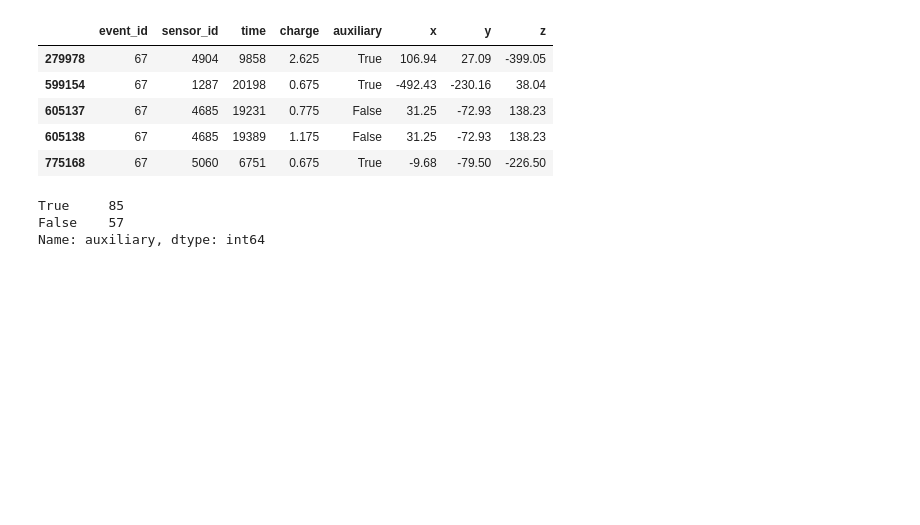
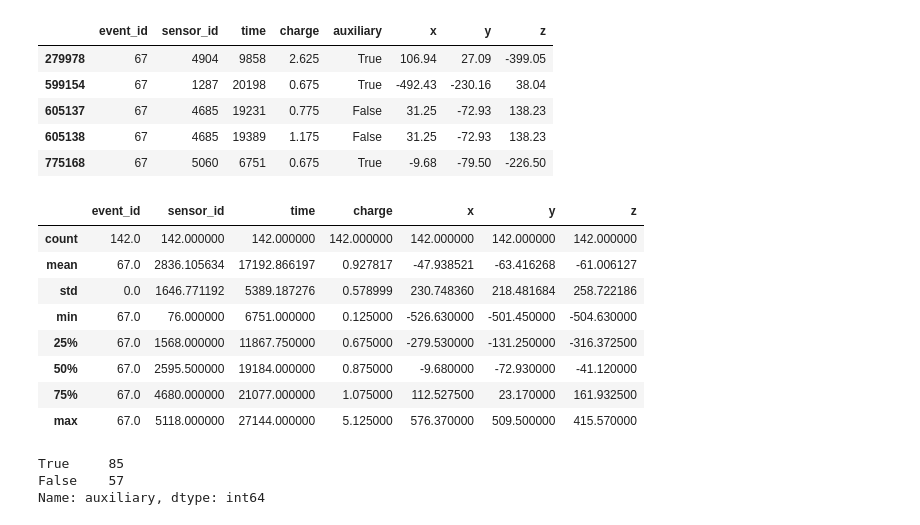
Before and after one commit to IMOKURI/kaggle-ice-cube, a Jupyter notebook: notebook/EDA.ipynb, the cells around one changed output. Saved outputs shown, nothing was run; the diff lists cells and outputs as text; code cells hidden in the pictures; blank space fills up the shorter version.

```diff
--- a/notebook/EDA.ipynb
+++ b/notebook/EDA.ipynb
@@ -271,6 +311,18 @@ batch_event.head()
 | 605137 | 67 | 4685 | 19231 | 0.775 | False | 31.25 | -72.93 | 138.23 |
 | 605138 | 67 | 4685 | 19389 | 1.175 | False | 31.25 | -72.93 | 138.23 |
 | 775168 | 67 | 5060 | 6751 | 0.675 | True | -9.68 | -79.50 | -226.50 |
+# %%
+batch_event.describe()
+# %% [output]
+|  | event_id | sensor_id | time | charge | x | y | z |
+| count | 142.0 | 142.000000 | 142.000000 | 142.000000 | 142.000000 | 142.000000 | 142.000000 |
+| mean | 67.0 | 2836.105634 | 17192.866197 | 0.927817 | -47.938521 | -63.416268 | -61.006127 |
+| std | 0.0 | 1646.771192 | 5389.187276 | 0.578999 | 230.748360 | 218.481684 | 258.722186 |
+| min | 67.0 | 76.000000 | 6751.000000 | 0.125000 | -526.630000 | -501.450000 | -504.630000 |
+| 25% | 67.0 | 1568.000000 | 11867.750000 | 0.675000 | -279.530000 | -131.250000 | -316.372500 |
+| 50% | 67.0 | 2595.500000 | 19184.000000 | 0.875000 | -9.680000 | -72.930000 | -41.120000 |
+| 75% | 67.0 | 4680.000000 | 21077.000000 | 1.075000 | 112.527500 | 23.170000 | 161.932500 |
+| max | 67.0 | 5118.000000 | 27144.000000 | 5.125000 | 576.370000 | 509.500000 | 415.570000 |
 # %%
 batch_event["auxiliary"].value_counts()
 # %% [output]
```
Also changed, not shown: parts of 11 cells of this notebook, 3 other files.
